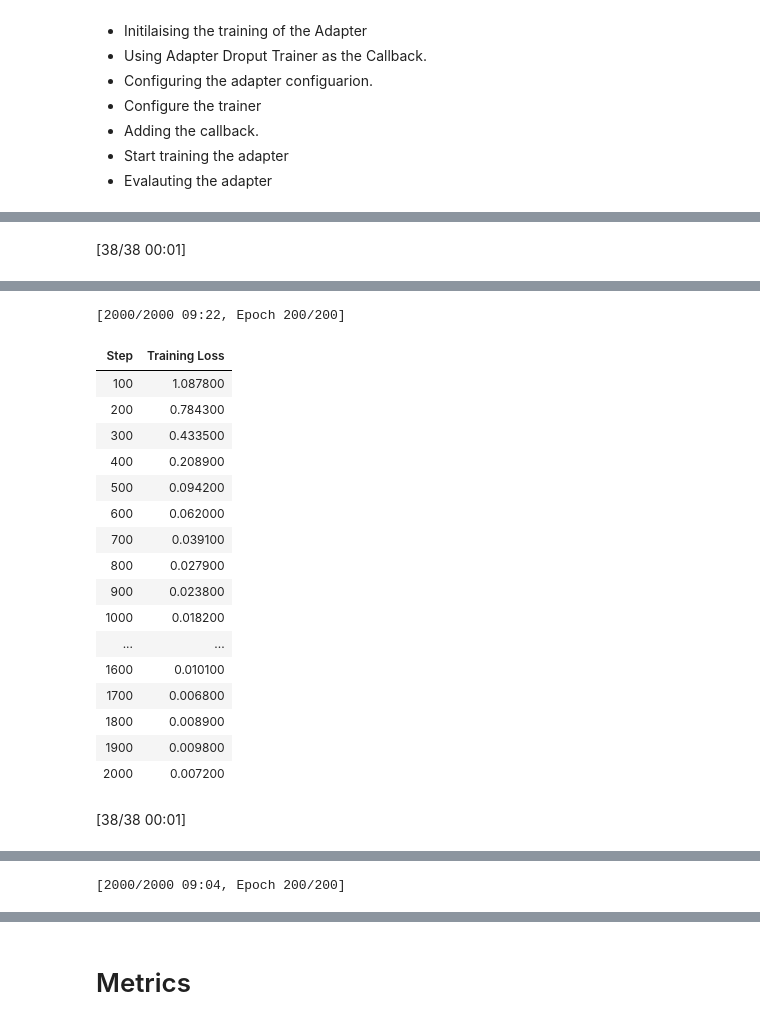
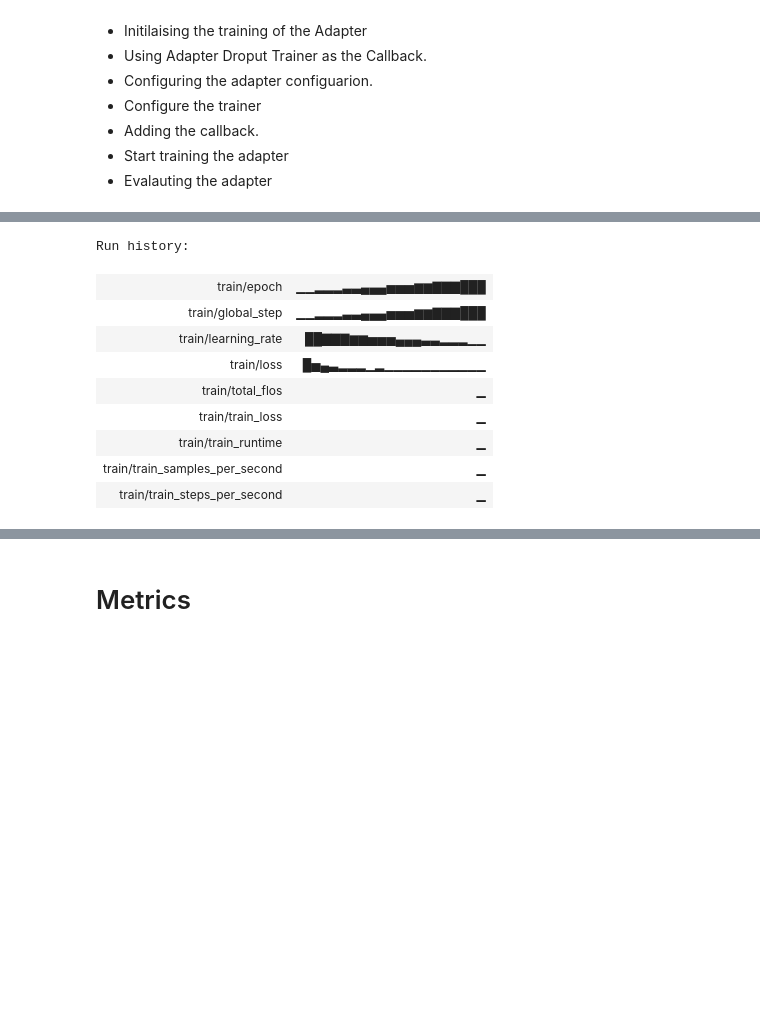
Before and after one commit to FahadEbrahim/AdaptIRC, a Jupyter notebook: NLBSE2024_AdaptIRC.ipynb, the cells around one changed output, grey strips where cells are left out. Saved outputs shown, nothing was run; the diff lists cells and outputs as text; code cells hidden in the pictures; blank space fills up the shorter version.

Commit message:
feat: training without eval

```diff
--- a/NLBSE2024_AdaptIRC.ipynb
+++ b/NLBSE2024_AdaptIRC.ipynb
@@ -159,7 +159,11 @@ The training occurs at every repository:
 * Start training the adapter
 * Evalauting the adapter
 # %%
+import wandb
+from datetime import datetime
 from adapters import AdapterTrainer
+
+group = datetime.utcnow().replace(microsecond=0).isoformat()
 
 references = {}
 predictions = {}
@@ -169,6 +173,11 @@ epochs=200
 batch_size=32
 
 for repo in datasets.keys():
+  wandb.init(
+    project="NLBSE'24 Issue Report Classification - RoBERTa Adapters",
+    group=group,
+    name=repo,
+  )
 
   dataset = datasets[repo]
   tokenizer, model, classifier = create_model()
@@ -184,27 +193,24 @@ for repo in datasets.keys():
   train_set = train_set.map(lambda batch: tokenizer(batch["text"]), batched=True)
   train_set.set_format(type="torch", columns=["input_ids", "attention_mask", "label"])
 
-  test_set = dataset['test']
-  test_set = test_set.shuffle(seed=RANDOM_SEED)
-  test_set = test_set.map(lambda batch: tokenizer(batch["text"]), batched=True)
-  test_set.set_format(type="torch", columns=["input_ids", "attention_mask", "label"])
-
-  # Adapter Name and Saving Direc
-  adapter_name = f"irc-{repo.replace('/','-')}"
+  # test_set = dataset['test']
+  # test_set = test_set.shuffle(seed=RANDOM_SEED)
+  # test_set = test_set.map(lambda batch: tokenizer(batch["text"]), batched=True)
+  # test_set.set_format(type="torch", columns=["input_ids", "attention_mask", "label"])
 
   # Add a new adapter
-  model.add_adapter(adapter_name, overwrite_ok=True)
+  model.add_adapter(repo, overwrite_ok=True)
 
   # Add a matching classification head
   model.add_classification_head(
-    adapter_name,
+    repo,
     num_labels=3,
     id2label=id2label,
     overwrite_ok=True
   )
 
   # Initilaize the adapter training
-  model.train_adapter(adapter_name)
+  model.train_adapter(repo)
 
   # Metrics used for evaluation (accuracy, precision, recall and F1)
   def compute_metrics(p: EvalPrediction):
@@ -217,14 +223,17 @@ for repo in datasets.keys():
 
   # Configure Training arguements
   training_args = TrainingArguments(
+    report_to="wandb",
+    run_name=repo,
     learning_rate=learning_rate,
     num_train_epochs=epochs,
     per_device_train_batch_size=batch_size,
     logging_steps=100,
-    output_dir=f"training_output/{adapter_name}",
+    output_dir=f"output/{repo.replace('/','-')}",
     overwrite_output_dir=True,
     remove_unused_columns=False,
     save_strategy="no",
+    evaluation_strategy="no",
     seed=RANDOM_SEED
   )
 
@@ -235,7 +244,7 @@ for repo in datasets.keys():
   trainer = AdapterTrainer(
     model=model,
     args=training_args,
-    eval_dataset=test_set,
+    # eval_dataset=test_set,
     train_dataset=train_set,
     compute_metrics=compute_metrics,
     data_collator=data_collator
@@ -245,28 +254,30 @@ for repo in datasets.keys():
   class AdapterDropTrainerCallback(TrainerCallback):
       def on_step_begin(self, args, state, control, **kwargs):
         skip_layers = list(range(np.random.randint(0, 11)))
-        kwargs['model'].set_active_adapters(adapter_name, skip_layers=skip_layers)
+        kwargs['model'].set_active_adapters(repo, skip_layers=skip_layers)
 
       def on_evaluate(self, args, state, control, **kwargs):
-        kwargs['model'].set_active_adapters(adapter_name, skip_layers=None)
+        kwargs['model'].set_active_adapters(repo, skip_layers=None)
   # Add the callback to the trainer
-  # trainer.add_callback(AdapterDropTrainerCallback())
+  trainer.add_callback(AdapterDropTrainerCallback())
 
   # Start training the adapter
   trainer.train()
 
-  evaluation = trainer.evaluate()
-  display(evaluation)
+  # evaluation = trainer.evaluate()
+  # display(evaluation)
 
   # Save the adapter
-  model.save_adapter(f"training_output/{adapter_name}", adapter_name)
+  model.save_adapter(f"output/{repo.replace('/', '-')}", repo)
 
   # Merging the Repo
-  model.merge_adapter(adapter_name)
+  model.merge_adapter(repo)
 
   test_set = dataset['test']
 
   # Calcualting and Adding the metrics
   references[repo] = [model.config.id2label[id] for id in test_set['label']]
   predictions[repo] = [prediction['label'] for prediction in classifier(test_set['text'])]
+
+  wandb.finish()
 # %% [output]
@@ -294 +311,0 @@ The model 'RobertaAdapterModel' is not supported for . Supported models are ['Al
-[38/38 00:01]
@@ -306,19 +313,10 @@ The model 'RobertaAdapterModel' is not supported for . Supported models are ['Al
-[2000/2000 09:22, Epoch 200/200]
+Run history:
-| Step | Training Loss |
-| 100 | 1.087800 |
-| 200 | 0.784300 |
-| 300 | 0.433500 |
-| 400 | 0.208900 |
-| 500 | 0.094200 |
-| 600 | 0.062000 |
-| 700 | 0.039100 |
-| 800 | 0.027900 |
-| 900 | 0.023800 |
-| 1000 | 0.018200 |
-| ... | ... |
-| 1600 | 0.010100 |
-| 1700 | 0.006800 |
-| 1800 | 0.008900 |
-| 1900 | 0.009800 |
-| 2000 | 0.007200 |
+| train/epoch | ▁▁▂▂▂▃▃▄▄▄▅▅▅▆▆▇▇▇███ |
+| train/global_step | ▁▁▂▂▂▃▃▄▄▄▅▅▅▆▆▇▇▇███ |
+| train/learning_rate | ██▇▇▇▆▆▅▅▅▄▄▄▃▃▂▂▂▁▁ |
+| train/loss | █▅▄▃▂▂▂▁▂▁▁▁▁▁▁▁▁▁▁▁ |
+| train/total_flos | ▁ |
+| train/train_loss | ▁ |
+| train/train_runtime | ▁ |
+| train/train_samples_per_second | ▁ |
+| train/train_steps_per_second | ▁ |
-[38/38 00:01]
@@ -336 +323,0 @@ The model 'RobertaAdapterModel' is not supported for . Supported models are ['Al
-[2000/2000 09:04, Epoch 200/200]
```
Also changed, not shown: parts of 2 cells of this notebook, 4 other files.
